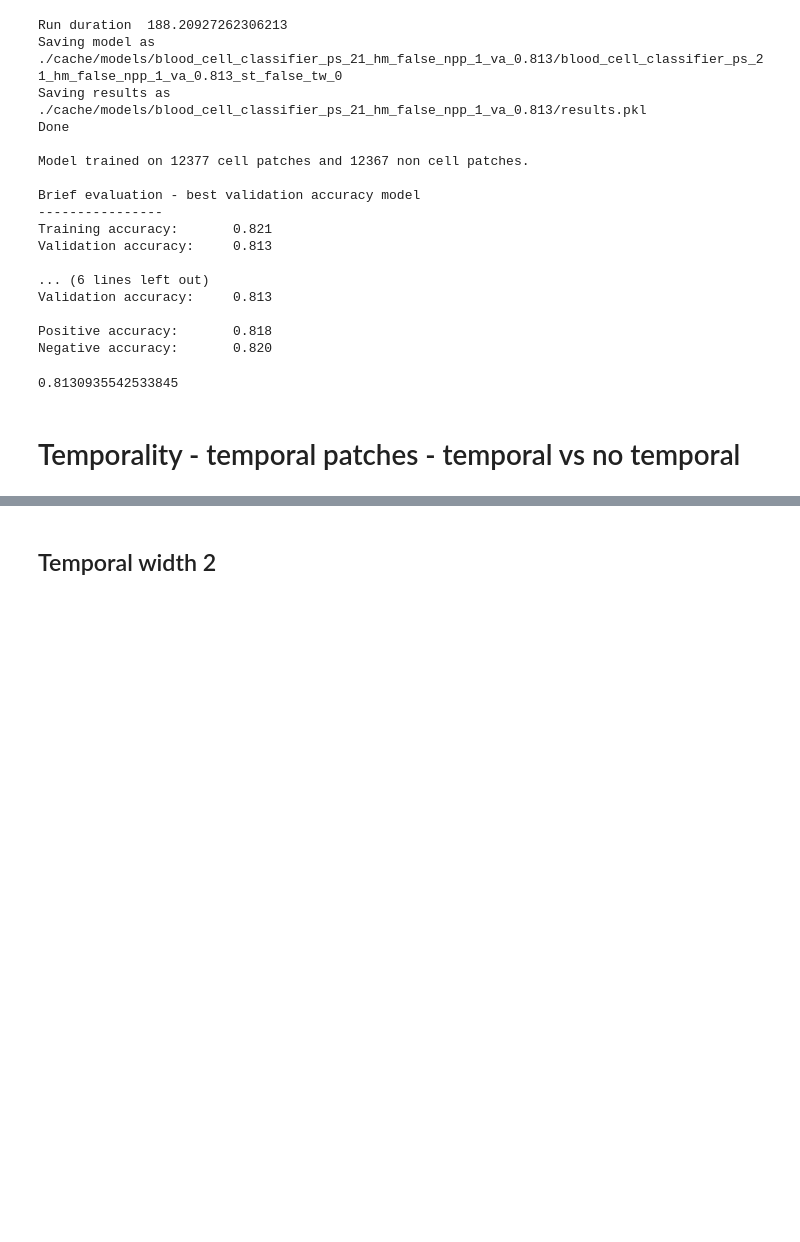
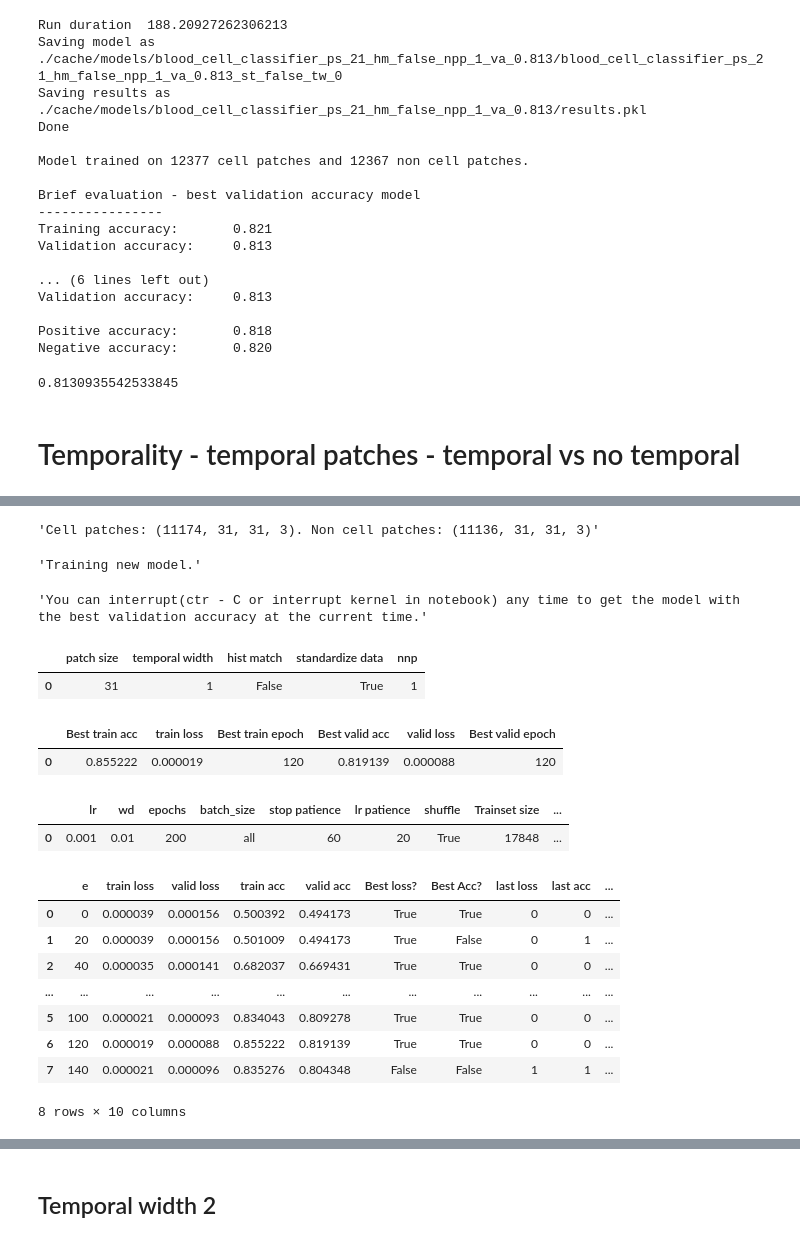
Before and after one commit to cchadj/cell-tracking-ucl-thesis, a Jupyter notebook: train-model-minimal.ipynb, the cells around one changed output, grey strips where cells are left out. Cells and saved outputs as stored; diff of their text form; code cells hidden in the pictures; blank space fills up the shorter version.

Commit message:
training results

```diff
--- a/train-model-minimal.ipynb
+++ b/train-model-minimal.ipynb
@@ -473,0 +685,33 @@ results.best_valid_accuracy
+# %%
+model, results = train_model_demo(
+                 patch_size=31,
+                 temporal_width=1,
+                 do_hist_match=False,
+                 n_negatives_per_positive=1,
+                 standardize_dataset=True,
+
+                 video_sessions = video_sessions_registered,
+                 train_params=deepcopy(train_params),
+                 try_load_data_from_cache=False,
+                 try_load_model_from_cache=False,
+                )
+results.best_valid_accuracy
+# %% [output]
+'Cell patches: (11174, 31, 31, 3). Non cell patches: (11136, 31, 31, 3)'
+'Training new model.'
+'You can interrupt(ctr - C or interrupt kernel in notebook) any time to get the model with the best validation accuracy at the current time.'
+|  | patch size | temporal width | hist match | standardize data | nnp |
+| 0 | 31 | 1 | False | True | 1 |
+|  | Best train acc | train loss | Best train epoch | Best valid acc | valid loss | Best valid epoch |
+| 0 | 0.855222 | 0.000019 | 120 | 0.819139 | 0.000088 | 120 |
+|  | lr | wd | epochs | batch_size | stop patience | lr patience | shuffle | Trainset size | ... |
+| 0 | 0.001 | 0.01 | 200 | all | 60 | 20 | True | 17848 | ... |
+|  | e | train loss | valid loss | train acc | valid acc | Best loss? | Best Acc? | last loss | last acc | ... |
+| 0 | 0 | 0.000039 | 0.000156 | 0.500392 | 0.494173 | True | True | 0 | 0 | ... |
+| 1 | 20 | 0.000039 | 0.000156 | 0.501009 | 0.494173 | True | False | 0 | 1 | ... |
+| 2 | 40 | 0.000035 | 0.000141 | 0.682037 | 0.669431 | True | True | 0 | 0 | ... |
+| ... | ... | ... | ... | ... | ... | ... | ... | ... | ... | ... |
+| 5 | 100 | 0.000021 | 0.000093 | 0.834043 | 0.809278 | True | True | 0 | 0 | ... |
+| 6 | 120 | 0.000019 | 0.000088 | 0.855222 | 0.819139 | True | True | 0 | 0 | ... |
+| 7 | 140 | 0.000021 | 0.000096 | 0.835276 | 0.804348 | False | False | 1 | 1 | ... |
+8 rows × 10 columns
```
Also changed, not shown: parts of 19 cells of this notebook, 1 other file.
